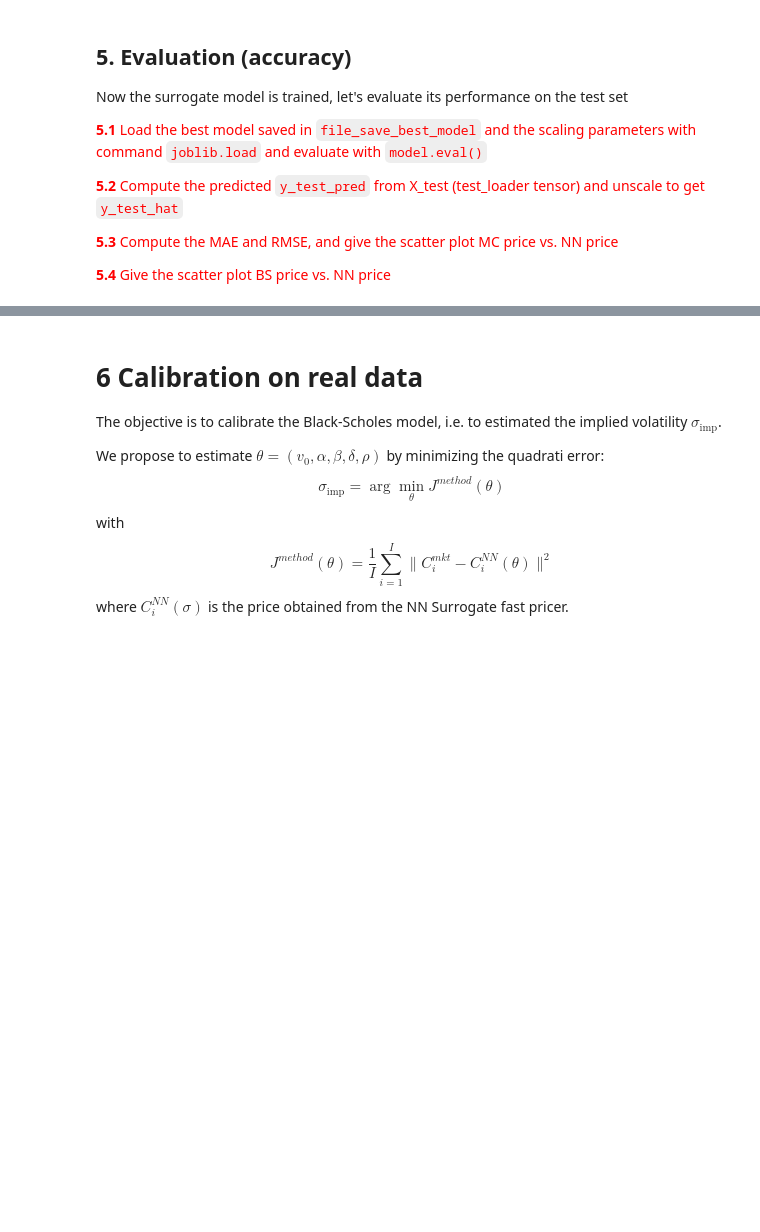
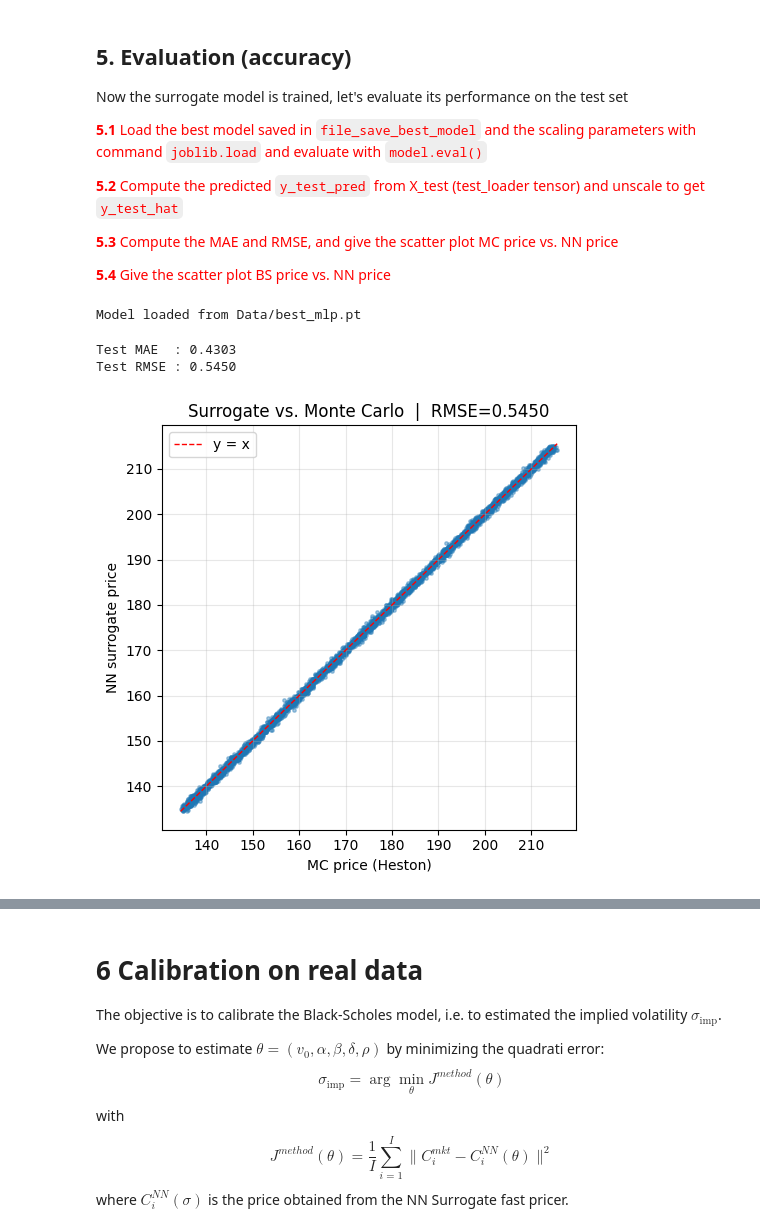
Before and after one commit to RaynorEtienn/Deep-Learning-in-Finance, a Jupyter notebook: Project/Heston.ipynb, the cells around one changed output, grey strips where cells are left out. Saved outputs shown, nothing was run; the diff lists cells and outputs as text; code cells hidden in the pictures; blank space fills up the shorter version.

Commit message:
Project -> Before Real Data.

```diff
--- a/Project/Heston.ipynb
+++ b/Project/Heston.ipynb
@@ -336,4 +607,57 @@ Now the surrogate model is trained, let's evaluate its performance on the test s
 
 <span style="color: red;">**5.4** Give the scatter plot BS price vs. NN price </span>
 # %%
-# YOUR CODE HERE
+# --------------------------------------------------
+# 5.1  Load best model + scalers
+# --------------------------------------------------
+scaler_X = joblib.load("Data/scaler_X.joblib")
+scaler_y = joblib.load("Data/scaler_y.joblib")
+
+model_eval = MLP(in_dim=8).to(device)
+model_eval.load_state_dict(torch.load(file_save_best_model, map_location=device))
+model_eval.eval()
+print("Model loaded from", file_save_best_model)
+# %% [output]
+Model loaded from Data/best_mlp.pt
+# %%
+# --------------------------------------------------
+# 5.2  Predict on test set and unscale
+# --------------------------------------------------
+y_test_pred_list = []
+
+with torch.no_grad():
+    for X_batch, _ in test_loader:
+        X_batch = X_batch.to(device)
+        y_batch_pred = model_eval(X_batch).cpu().numpy()
+        y_test_pred_list.append(y_batch_pred)
+
+y_test_pred = np.concatenate(y_test_pred_list, axis=0)  # scaled
+y_test_hat = scaler_y.inverse_transform(y_test_pred)  # original price scale
+
+# Ground-truth test prices (unscaled)
+y_test_true = y_test  # already in original scale from random_split
+# %%
+# --------------------------------------------------
+# 5.3  MAE, RMSE and scatter plot MC vs. NN
+# --------------------------------------------------
+mae = np.mean(np.abs(y_test_hat - y_test_true))
+rmse = np.sqrt(np.mean((y_test_hat - y_test_true) ** 2))
+print(f"Test MAE  : {mae:.4f}")
+print(f"Test RMSE : {rmse:.4f}")
+
+plt.figure(figsize=(5, 5))
+plt.scatter(y_test_true, y_test_hat, s=6, alpha=0.4)
+m = float(min(y_test_true.min(), y_test_hat.min()))
+M = float(max(y_test_true.max(), y_test_hat.max()))
+plt.plot([m, M], [m, M], "r--", lw=1, label="y = x")
+plt.xlabel("MC price (Heston)")
+plt.ylabel("NN surrogate price")
+plt.title(f"Surrogate vs. Monte Carlo  |  RMSE={rmse:.4f}")
+plt.legend()
+plt.grid(alpha=0.3)
+plt.tight_layout()
+plt.show()
+# %% [output]
+Test MAE  : 0.4303
+Test RMSE : 0.5450
+[figure, added]
```
Also changed, not shown: parts of 14 cells of this notebook, 3 other files.
